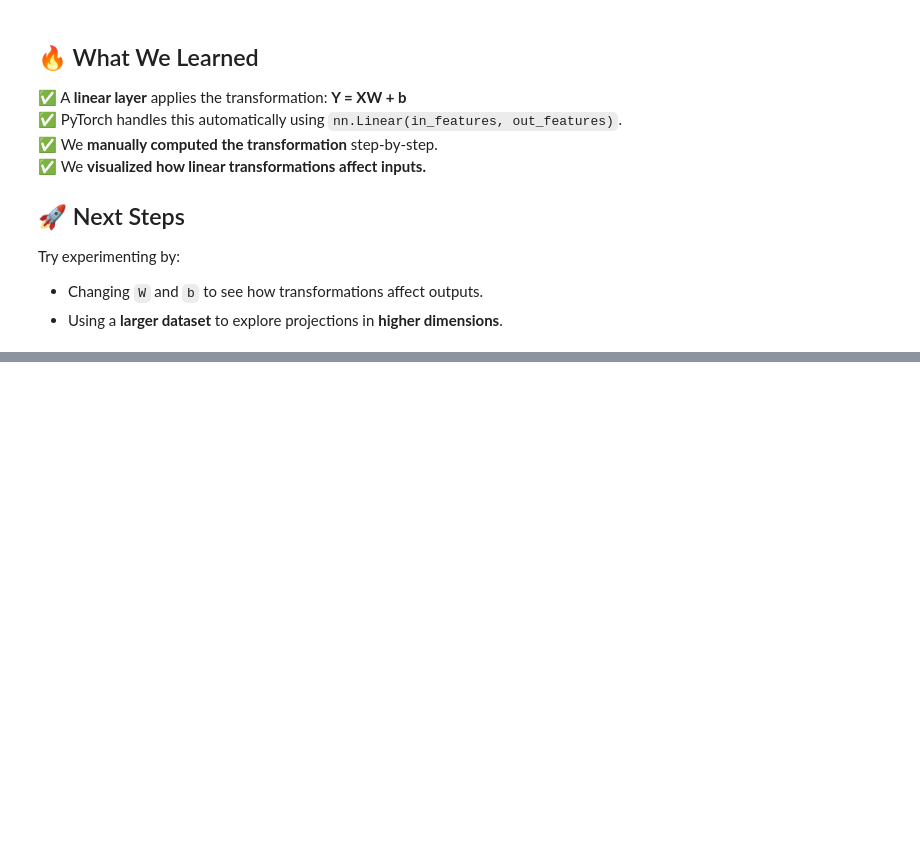
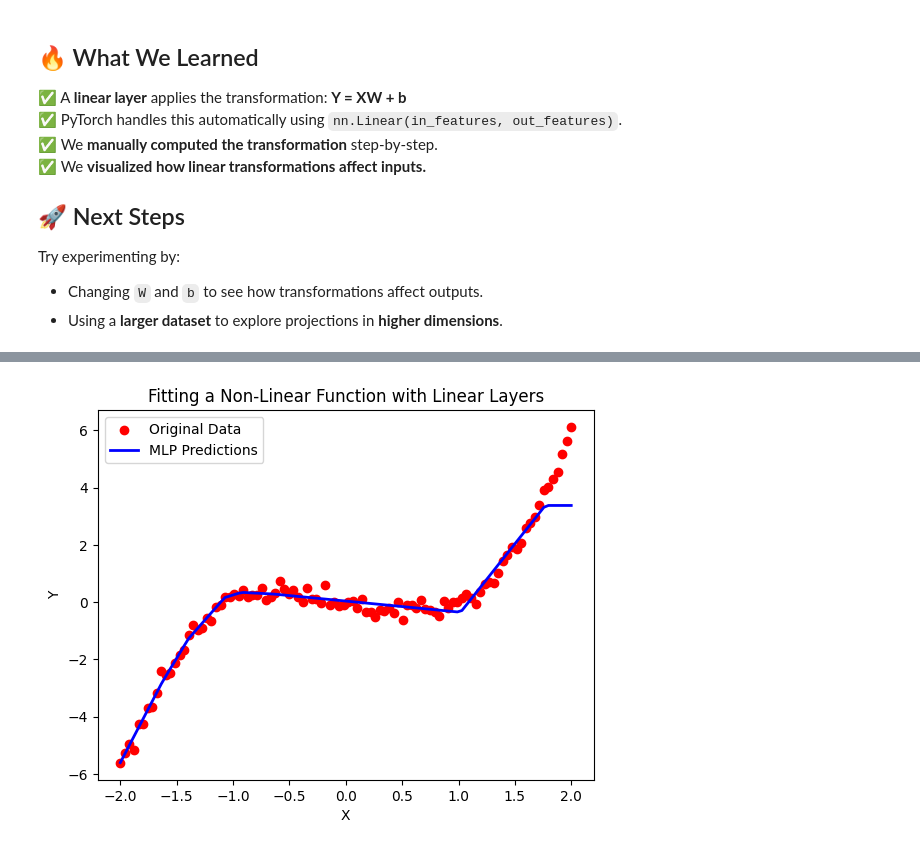
Before and after one commit to SidU/LLMs-from-scratch, a Jupyter notebook: LinearLayerIntuition.ipynb, the cells around one changed output, grey strips where cells are left out. Saved outputs shown, nothing was run; the diff lists cells and outputs as text; code cells hidden in the pictures; blank space fills up the shorter version.

```diff
--- a/LinearLayerIntuition.ipynb
+++ b/LinearLayerIntuition.ipynb
@@ -145,0 +249,14 @@ Try experimenting by:
+# %%
+# Generate predictions
+Y_pred = model(X).detach().numpy()
+
+# Plot original data and model predictions
+plt.scatter(X.numpy(), Y.numpy(), label="Original Data", color="red")
+plt.plot(X.numpy(), Y_pred, label="MLP Predictions", color="blue", linewidth=2)
+plt.xlabel("X")
+plt.ylabel("Y")
+plt.title("Fitting a Non-Linear Function with Linear Layers")
+plt.legend()
+plt.show()
+# %% [output]
+[figure, added]
```
Also changed, not shown: parts of 5 cells of this notebook.
